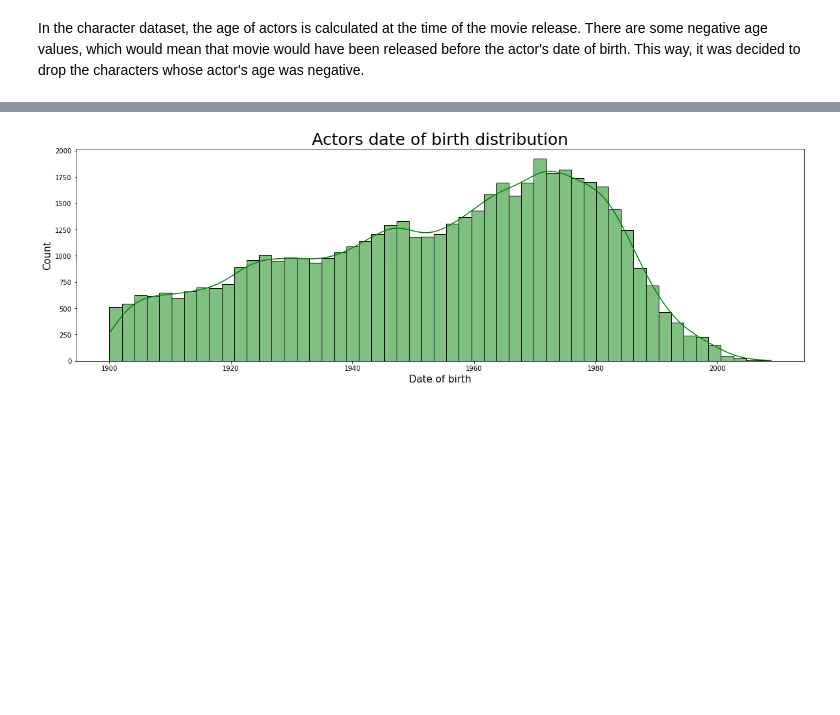
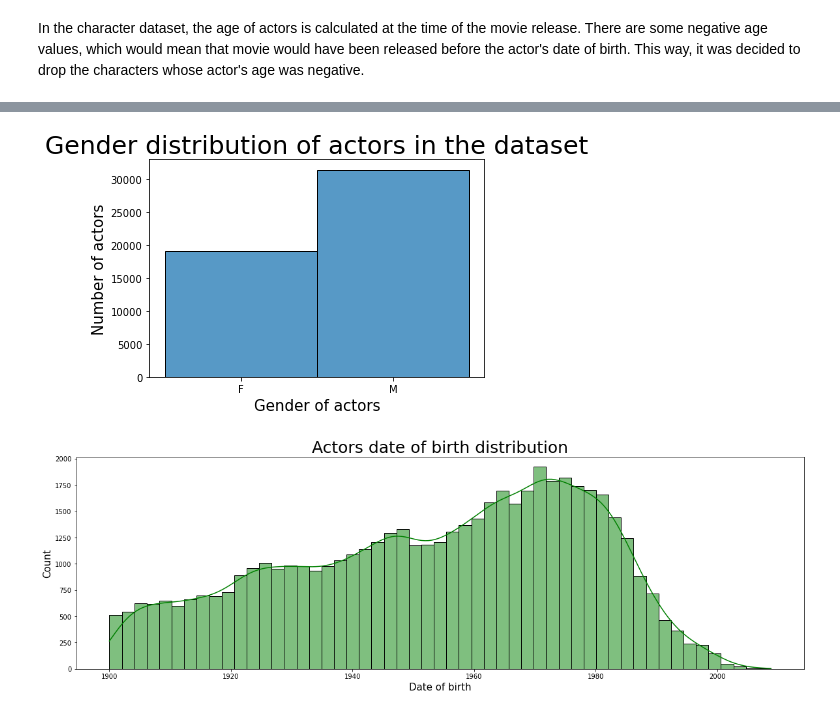
Before and after one commit to epfl-ada/ada-2022-project-dadalife, a Jupyter notebook: ADA_CMU.ipynb, the cells around one changed output, grey strips where cells are left out. Drawn from its saved outputs; the diff is of its cells as text; code cells hidden in the pictures; blank space fills up the shorter version.

```diff
--- a/ADA_CMU.ipynb
+++ b/ADA_CMU.ipynb
@@ -95,3 +95,12 @@ plt.show()
+# %%
+unique_actors = df_actors.copy().drop_duplicates('actor_name', keep='first')
+sns.histplot(unique_actors.actor_gender)
+plt.title('Gender distribution of actors in the dataset', fontsize=25)
+plt.ylabel('Number of actors', fontsize=15)
+plt.xlabel('Gender of actors', fontsize=15)
+plt.show()
+# %% [output]
+[figure, added]
 # %%
 plt.figure(figsize=(20,6))
 sns.histplot(df_actors[['actor_dob', 'actor_name']].drop_duplicates().actor_dob, color="green", kde=True)
```
Also changed, not shown: parts of 8 cells of this notebook.
